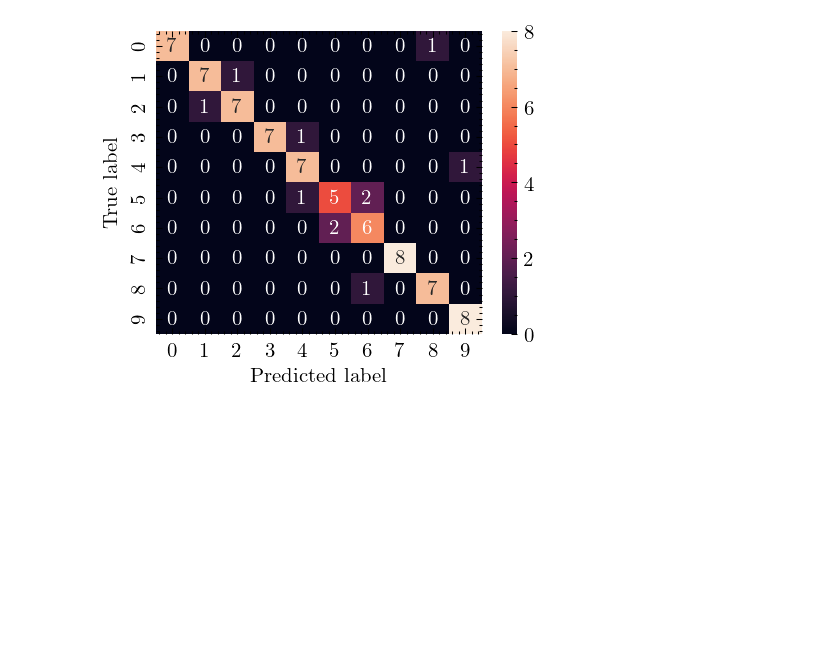
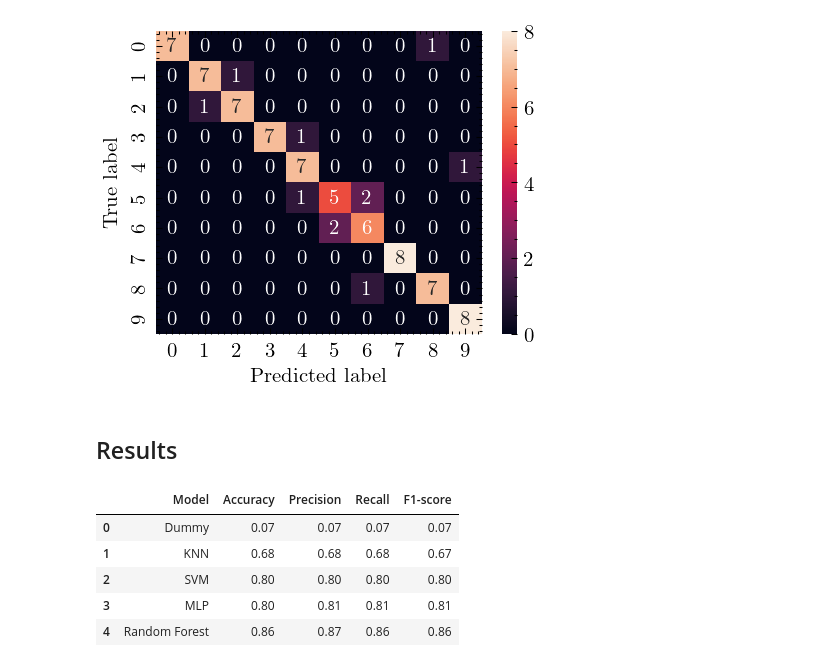
Before and after one commit to FilippoUslenghi/audio-pattern, a Jupyter notebook: project.ipynb, the cells around one changed output. Drawn from its saved outputs; the diff is of its cells as text; code cells hidden in the pictures; blank space fills up the shorter version.

```diff
--- a/project.ipynb
+++ b/project.ipynb
@@ -676,3 +642,24 @@ Best parameters: {'criterion': 'gini', 'max_depth': 10, 'n_estimators': 300}
    macro avg       0.87      0.86      0.86        80
 weighted avg       0.87      0.86      0.86        80
 [figure]
+# %% [markdown]
+## Results
+# %%
+results = {
+    "Model": ["Dummy", "KNN", "SVM", "MLP", "Random Forest"],
+    "Accuracy": [0.07, 0.68, 0.80, 0.80, 0.86],
+    "Precision": [0.07, 0.68, 0.80, 0.81, 0.87],
+    "Recall": [0.07, 0.68, 0.80, 0.81, 0.86],
+    "F1-score": [0.07, 0.67, 0.80, 0.81, 0.86],
+}
+
+results_df = pd.DataFrame(results)
+results_df.to_csv("results.csv", index=False)
+results_df
+# %% [output]
+|  | Model | Accuracy | Precision | Recall | F1-score |
+| 0 | Dummy | 0.07 | 0.07 | 0.07 | 0.07 |
+| 1 | KNN | 0.68 | 0.68 | 0.68 | 0.67 |
+| 2 | SVM | 0.80 | 0.80 | 0.80 | 0.80 |
+| 3 | MLP | 0.80 | 0.81 | 0.81 | 0.81 |
+| 4 | Random Forest | 0.86 | 0.87 | 0.86 | 0.86 |
```
Also changed, not shown: parts of 8 cells of this notebook, 3 other files.
